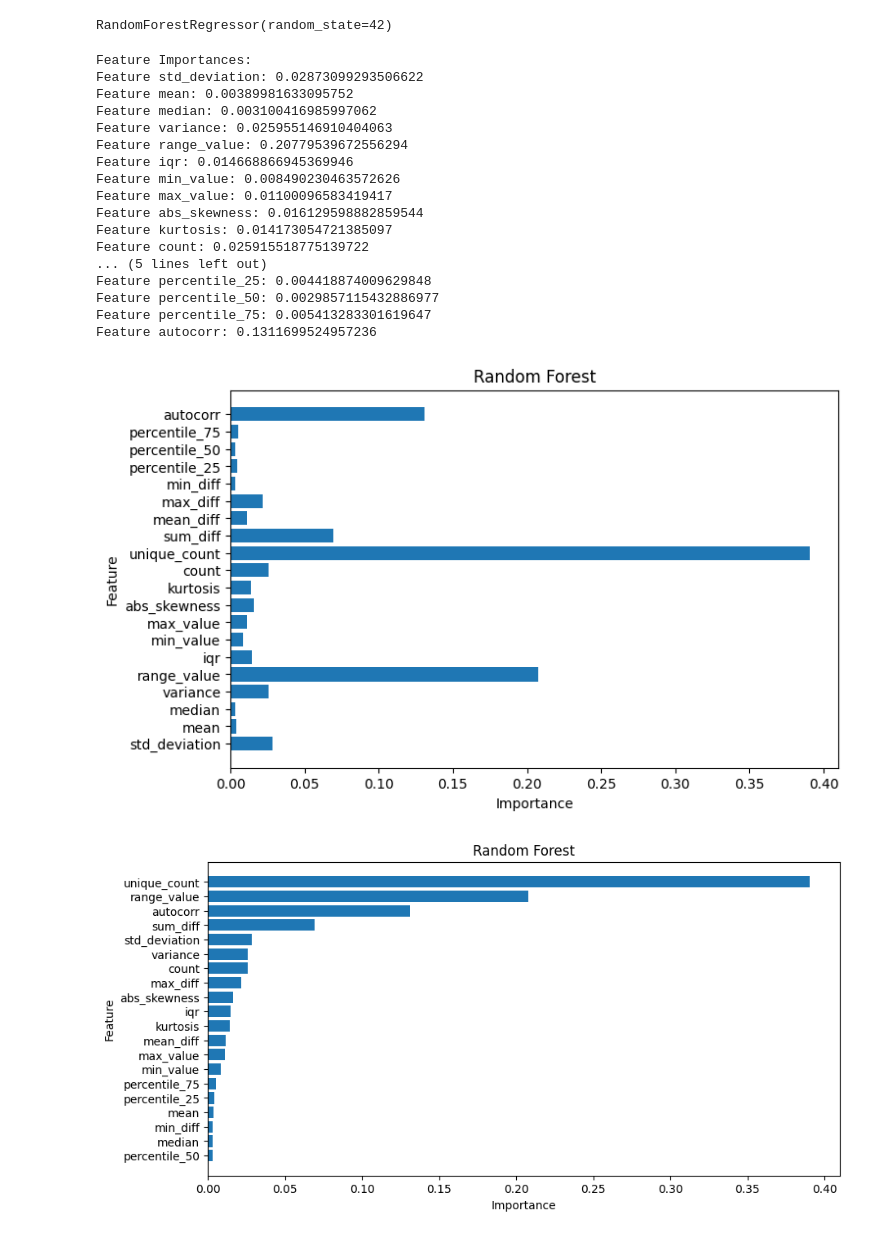
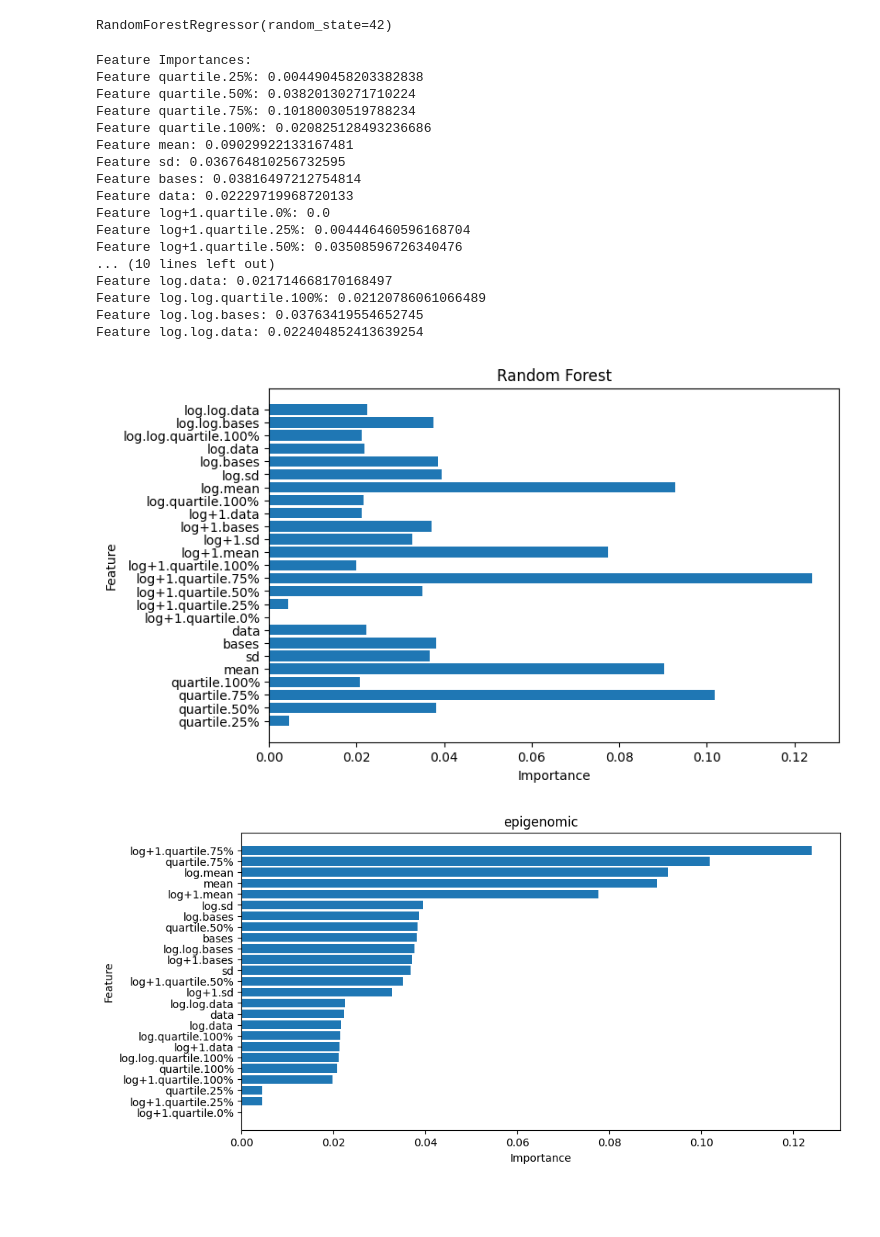
Before and after one commit to lamtung16/ML_ChangepointDetection_FeatureImportance, a Jupyter notebook: random_forest.ipynb, the cells around one changed output. Saved outputs shown, nothing was run; the diff lists cells and outputs as text; code cells hidden in the pictures; blank space fills up the shorter version.

Commit message:
update more datasets

```diff
--- a/random_forest.ipynb
+++ b/random_forest.ipynb
@@ -3,9 +3,11 @@ import pandas as pd
 from sklearn.ensemble import RandomForestRegressor
 import numpy as np
 import matplotlib.pyplot as plt
+# %%
+dataset = 'epigenomic'
 # %%
-feature_df = pd.read_csv('data/systematic/features.csv')
-target_df  = pd.read_csv('data/systematic/target.csv')
+feature_df = pd.read_csv('data/' + dataset + '/features.csv')
+target_df  = pd.read_csv('data/' + dataset + '/target.csv')
 
 # Drop the specified columns from target_df
 target_df_filtered = target_df.drop(columns=['sequenceID', 'max.log.lambda'])
@@ -18,6 +20,9 @@ feature_target_df['min.log.lambda'].replace(-np.inf, np.nan, inplace=True)
 
 # Drop rows with NaN values in column 'min.log.lambda'
 feature_target_df = feature_target_df.dropna(subset=['min.log.lambda'])
+# %%
+# Replace '#NAME?' with NaN
+feature_target_df.replace('#NAME?', 0, inplace=True)
 # %%
 X = feature_target_df[list(feature_target_df.columns)[1:-1]]
 y = feature_target_df['min.log.lambda']
@@ -39,22 +44,22 @@ for i, feature in enumerate(X.columns):
     print(f"Feature {feature}: {importances[i]}")
 # %% [output]
 Feature Importances:
-Feature std_deviation: 0.02873099293506622
-Feature mean: 0.00389981633095752
-Feature median: 0.003100416985997062
-Feature variance: 0.025955146910404063
-Feature range_value: 0.20779539672556294
-Feature iqr: 0.014668866945369946
-Feature min_value: 0.008490230463572626
-Feature max_value: 0.01100096583419417
-Feature abs_skewness: 0.016129598882859544
-Feature kurtosis: 0.014173054721385097
-Feature count: 0.025915518775139722
-... (5 lines left out)
-Feature percentile_25: 0.004418874009629848
-Feature percentile_50: 0.0029857115432886977
-Feature percentile_75: 0.005413283301619647
-Feature autocorr: 0.1311699524957236
+Feature quartile.25%: 0.004490458203382838
+Feature quartile.50%: 0.03820130271710224
+Feature quartile.75%: 0.10180030519788234
+Feature quartile.100%: 0.020825128493236686
+Feature mean: 0.09029922133167481
+Feature sd: 0.036764810256732595
+Feature bases: 0.03816497212754814
+Feature data: 0.02229719968720133
+Feature log+1.quartile.0%: 0.0
+Feature log+1.quartile.25%: 0.004446460596168704
+Feature log+1.quartile.50%: 0.03508596726340476
+... (10 lines left out)
+Feature log.data: 0.021714668170168497
+Feature log.log.quartile.100%: 0.02120786061066489
+Feature log.log.bases: 0.03763419554652745
+Feature log.log.data: 0.022404852413639254
 # %%
 plt.figure(figsize=(8, 5))
 plt.barh(X.columns, importances)
@@ -64,19 +69,19 @@ plt.title("Random Forest")
 # plt.savefig("figs/random_forest.png", format='png')
 plt.show()
 # %% [output]
-[figure, old version]
+[figure, new version]
 # %%
 # Sort the importances and corresponding feature names
 sorted_indices = np.argsort(importances)
 sorted_importances = importances[sorted_indices]
 sorted_features = X.columns[sorted_indices]
 
 plt.figure(figsize=(10, 5))
 plt.barh(sorted_features, sorted_importances)
 plt.xlabel("Importance")
 plt.ylabel("Feature")
-plt.title("Random Forest")
-plt.savefig("figs/random_forest.png")
+plt.title(dataset)
+plt.savefig("figs/random_forest_" + dataset + ".png")
 plt.show()
 # %% [output]
-[figure, old version]
+[figure, new version]
```
Also changed, not shown: 9 other files.
